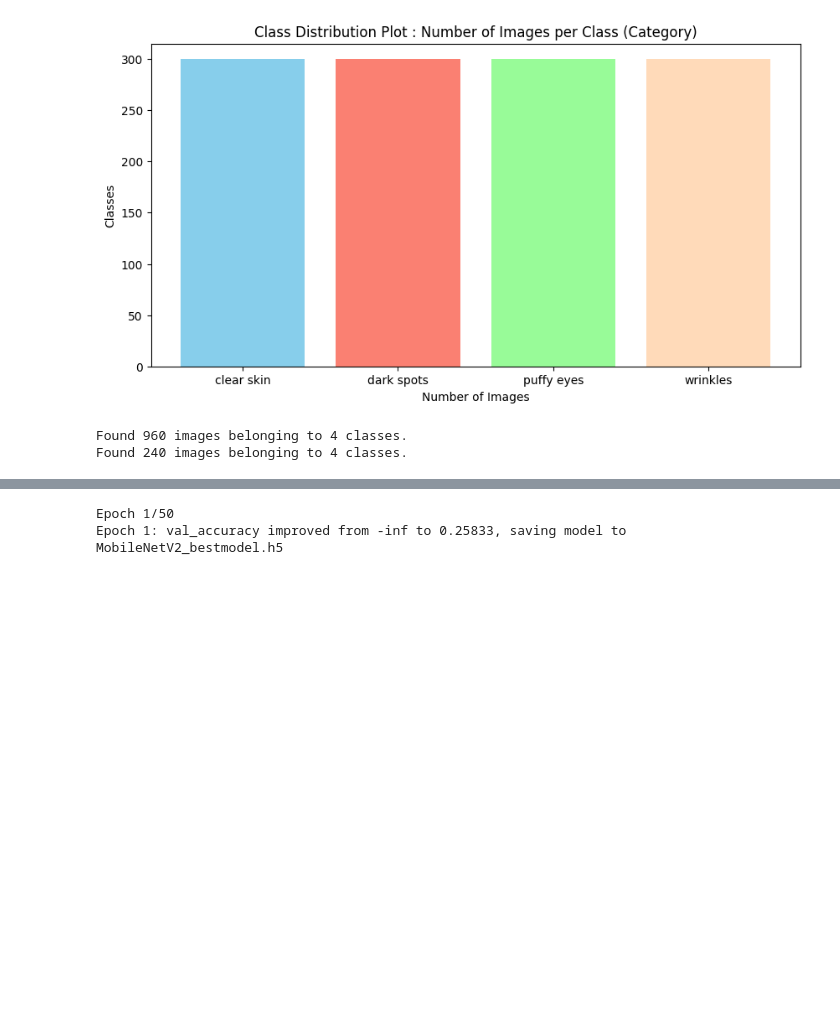
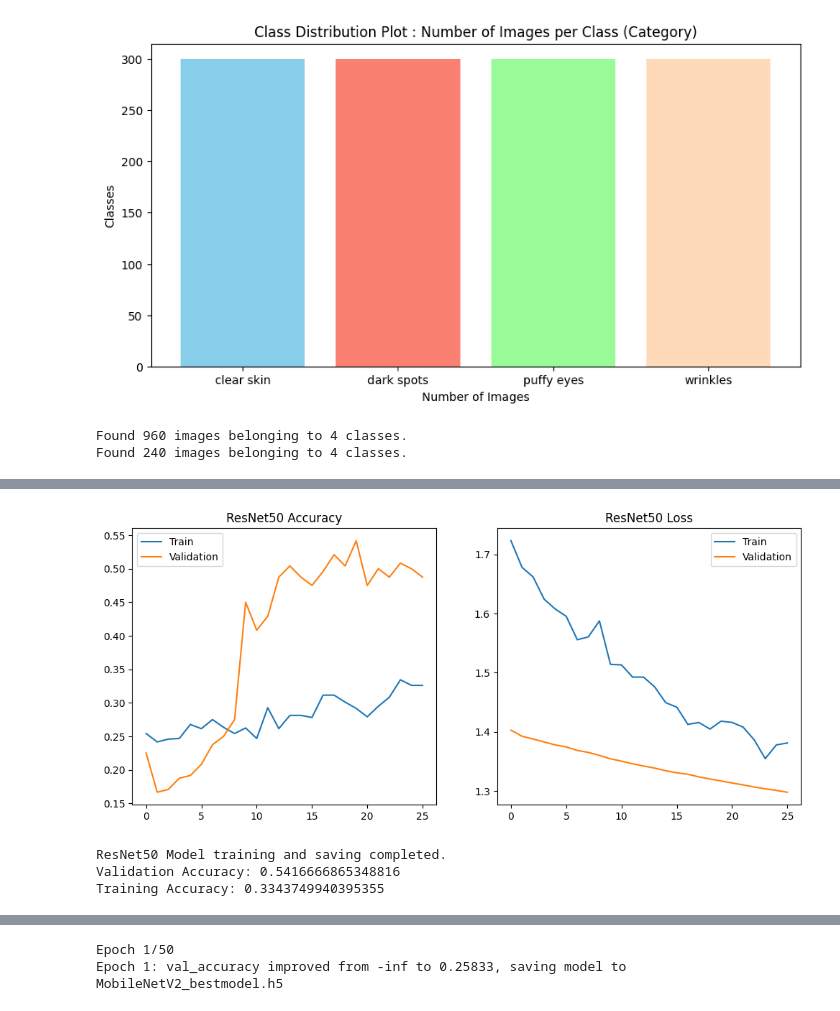
Before and after one commit to Springboard-Mentor-DermalScan/AI-DermalScan_Batch9, a Jupyter notebook: dermalscan.ipynb, the cells around one changed output, grey strips where cells are left out. Cells and saved outputs as stored; diff of their text form; code cells hidden in the pictures; blank space fills up the shorter version.

```diff
--- a/dermalscan.ipynb
+++ b/dermalscan.ipynb
@@ -201,0 +278,36 @@ def build_model(base_model, num_classes, lr=1e-4, dropout_rate=0.4):
+# %%
+from tensorflow.keras.applications import ResNet50
+from tensorflow.keras.callbacks import ModelCheckpoint
+
+base_model = ResNet50(
+    weights='imagenet',
+    include_top=False,
+    input_shape=(224, 224, 3)
+)
+
+model = build_model(base_model, train_generator.num_classes)
+
+callbacks= [
+    EarlyStopping(
+        monitor='val_accuracy',
+        patience=6,
+        restore_best_weights=True
+    ),
+    ModelCheckpoint(
+    filepath="ResNet50_best.h5",
+    monitor="val_accuracy",
+    save_best_only=True,
+    save_weights_only=False,
+    verbose=1
+)
+]
+
+
+history_resnet = model.fit(
+    train_generator,
+    validation_data=valid_generator,
+    epochs=30,
+    callbacks=callbacks
+)
+
+model.save("ResNet50.h5")
@@ -201,0 +334,10 @@ def build_model(base_model, num_classes, lr=1e-4, dropout_rate=0.4):
+# %%
+plot_history(history_resnet, "ResNet50")
+print("ResNet50 Model training and saving completed.")
+print('Validation Accuracy:', max(history_resnet.history['val_accuracy']))
+print('Training Accuracy:', max(history_resnet.history['accuracy']))
+# %% [output]
+[figure, added]
+ResNet50 Model training and saving completed.
+Validation Accuracy: 0.5416666865348816
+Training Accuracy: 0.3343749940395355
```
Also changed, not shown: parts of 14 cells of this notebook, 3 other files.
